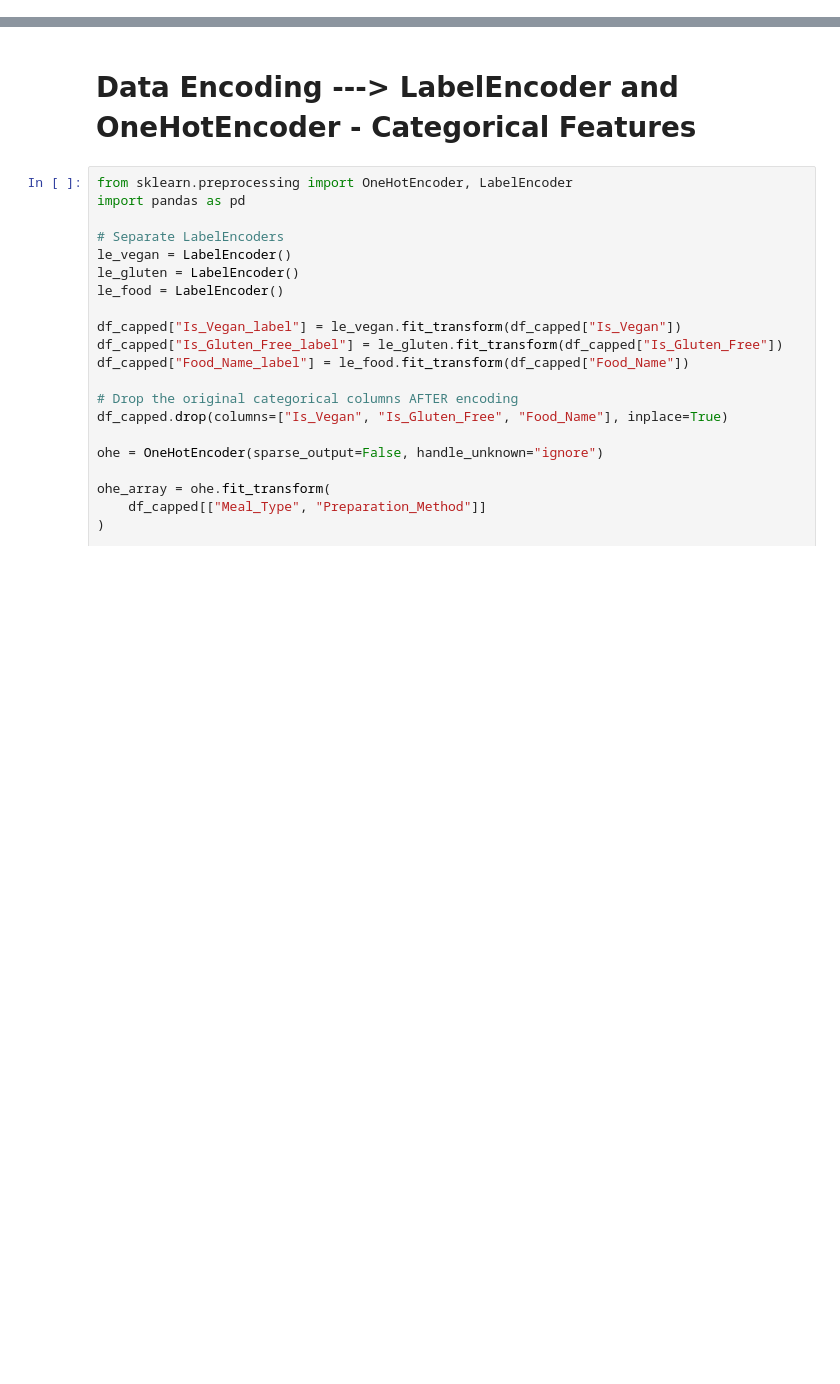
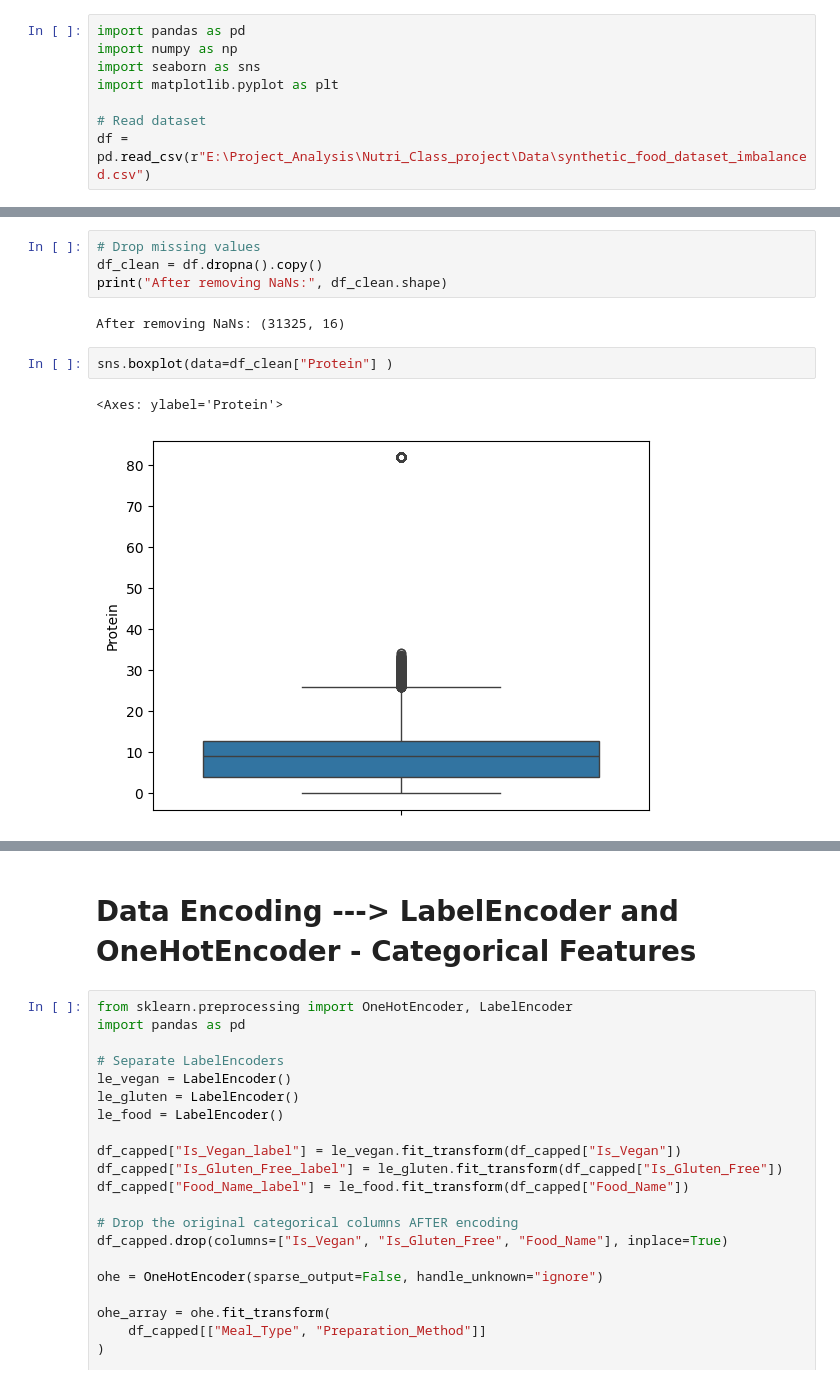
Before and after one commit to charulatham07-code/Mini-Project-3, a Jupyter notebook: Data_cleaning/Data_process.ipynb, the cells around one changed output, grey strips where cells are left out. Saved outputs shown, nothing was run; the diff lists cells and outputs as text; blank space fills up the shorter version.

```diff
--- a/Data_cleaning/Data_process.ipynb
+++ b/Data_cleaning/Data_process.ipynb
@@ -4,0 +1,8 @@ Hello World
+# %%
+import pandas as pd
+import numpy as np
+import seaborn as sns
+import matplotlib.pyplot as plt
+
+# Read dataset
+df = pd.read_csv(r"E:\Project_Analysis\Nutri_Class_project\Data\synthetic_food_dataset_imbalanced.csv")
@@ -4,0 +82,11 @@ Hello World
+# %%
+# Drop missing values
+df_clean = df.dropna().copy()
+print("After removing NaNs:", df_clean.shape)
+# %% [output]
+After removing NaNs: (31325, 16)
+# %%
+sns.boxplot(data=df_clean["Protein"] )
+# %% [output]
+<Axes: ylabel='Protein'>
+[figure, added]
```
Also changed, not shown: parts of 12 cells of this notebook, 16 other files.
